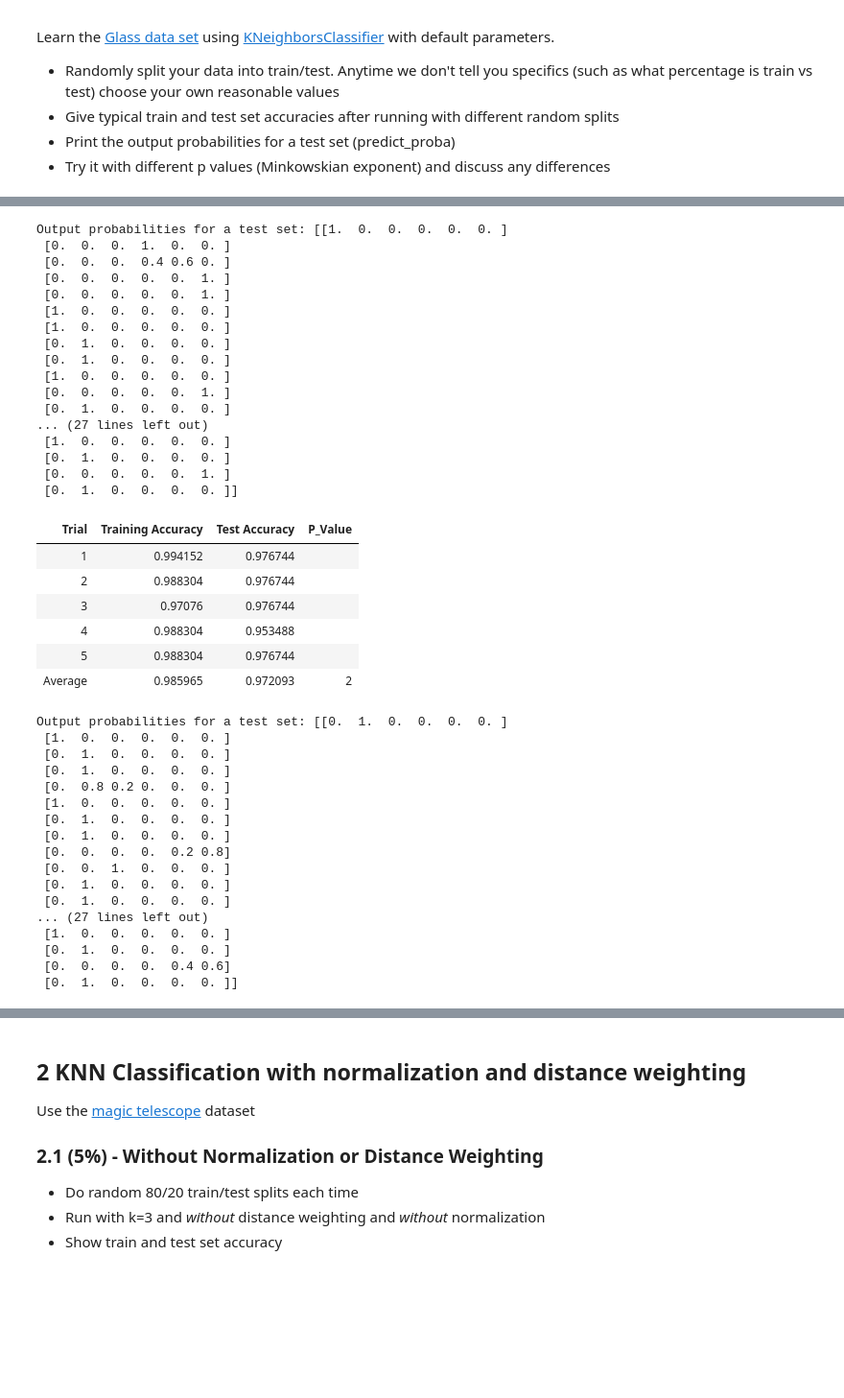
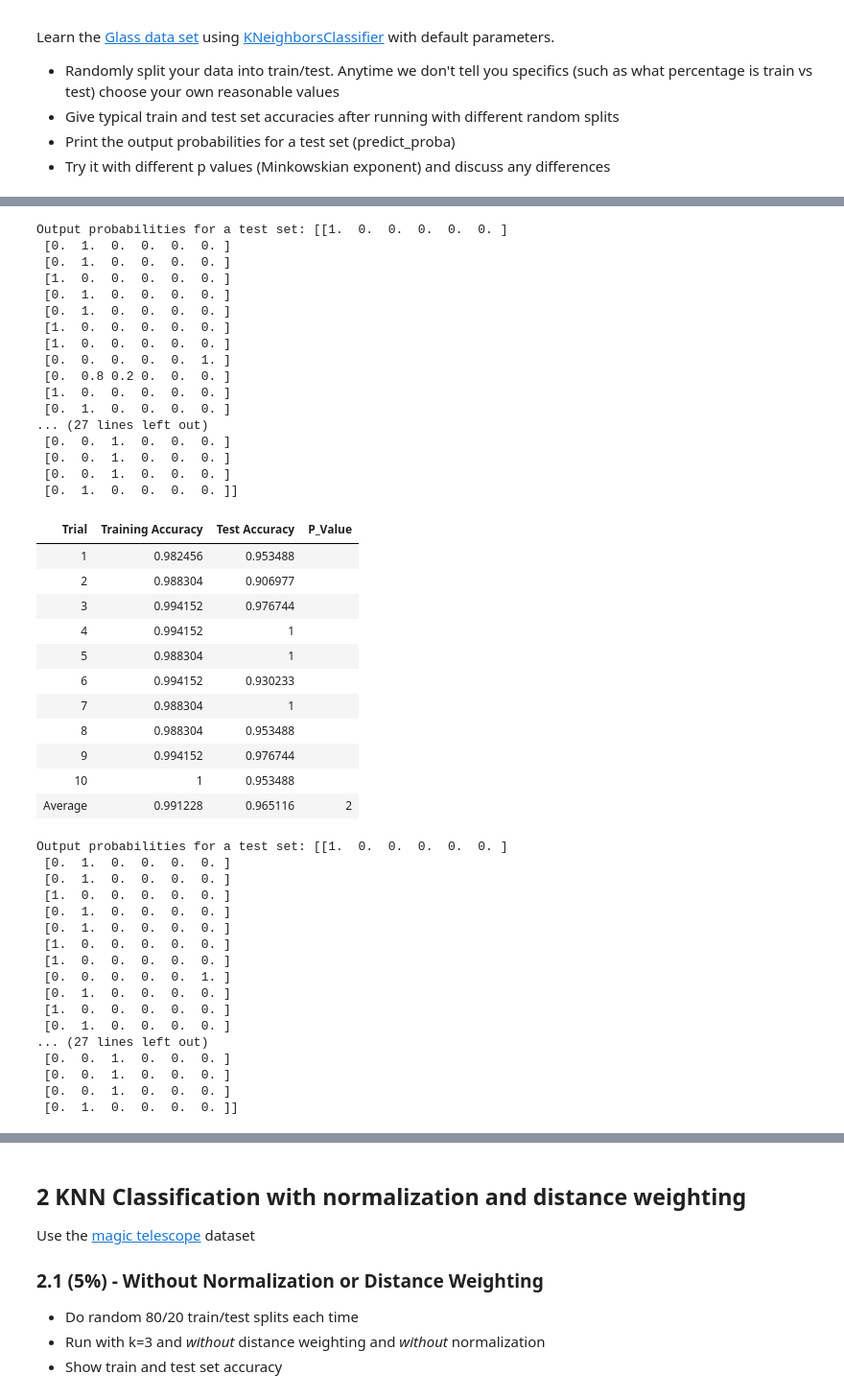
Before and after one commit to bwallace7430/knn, a Jupyter notebook: KNN Lab.ipynb, the cells around one changed output, grey strips where cells are left out. Shown at 96% size. Saved outputs shown, nothing was run; the diff lists cells and outputs as text; code cells hidden in the pictures; blank space fills up the shorter version.

```diff
--- a/KNN Lab.ipynb
+++ b/KNN Lab.ipynb
@@ -37,7 +37,7 @@ def analyze_model(clf: KNeighborsClassifier, p_value):
     avg_train_acc = 0
 
     clf.set_params(p=p_value)
-    for i in range (0,5):
+    for i in range (0,10):
         X_train, X_test, y_train, y_test = train_test_split(X_glass, y_glass, test_size=0.2, shuffle=True)
         clf.fit(X_train, y_train)
 
@@ -45,20 +45,39 @@ def analyze_model(clf: KNeighborsClassifier, p_value):
         avg_train_acc += clf.score(X_train, y_train)
         avg_test_acc += clf.score(X_test, y_test)
 
-    avg_train_acc = avg_train_acc/5
-    avg_test_acc = avg_test_acc/5
+    avg_train_acc = avg_train_acc/10
+    avg_test_acc = avg_test_acc/10
 
     #print averages
     table.append(["Average", avg_train_acc, avg_test_acc, p_value])
     headers = ["Trial", "Training Accuracy", "Test Accuracy", "P_Value"]
     display(HTML(tabulate(table, headers=headers, tablefmt='html')))
-    print("Output probabilities for a test set: " + str(clf.predict_proba(X_test)))
+
+X_train, X_test, y_train, y_test = train_test_split(X_glass, y_glass, test_size=0.2, shuffle=True)
+clf.fit(X_train, y_train)
 
 analyze_model(clf, 1.0)
+clf.set_params(p=1.0)
+print("Output probabilities for a test set: " + str(clf.predict_proba(X_test)))
+
 analyze_model(clf, 1.2)
+clf.set_params(p=1.2)
+print("Output probabilities for a test set: " + str(clf.predict_proba(X_test)))
+
 analyze_model(clf, 1.4)
+clf.set_params(p=1.4)
+print("Output probabilities for a test set: " + str(clf.predict_proba(X_test)))
+
 analyze_model(clf, 1.6)
+clf.set_params(p=1.6)
+print("Output probabilities for a test set: " + str(clf.predict_proba(X_test)))
+
 analyze_model(clf, 1.8)
+clf.set_params(p=1.8)
+print("Output probabilities for a test set: " + str(clf.predict_proba(X_test)))
+
 analyze_model(clf, 2.0)
+clf.set_params(p=2.0)
+print("Output probabilities for a test set: " + str(clf.predict_proba(X_test)))
 # %% [output]
 | Trial | Training Accuracy | Test Accuracy | P_Value |
@@ -167,41 +211,46 @@ Output probabilities for a test set: [[1.  0.  0.  0.  0.  0. ]
 Output probabilities for a test set: [[1.  0.  0.  0.  0.  0. ]
- [0.  0.  0.  1.  0.  0. ]
- [0.  0.  0.  0.4 0.6 0. ]
- [0.  0.  0.  0.  0.  1. ]
- [0.  0.  0.  0.  0.  1. ]
- [1.  0.  0.  0.  0.  0. ]
+ [0.  1.  0.  0.  0.  0. ]
+ [0.  1.  0.  0.  0.  0. ]
  [1.  0.  0.  0.  0.  0. ]
  [0.  1.  0.  0.  0.  0. ]
  [0.  1.  0.  0.  0.  0. ]
  [1.  0.  0.  0.  0.  0. ]
+ [1.  0.  0.  0.  0.  0. ]
  [0.  0.  0.  0.  0.  1. ]
+ [0.  0.8 0.2 0.  0.  0. ]
+ [1.  0.  0.  0.  0.  0. ]
  [0.  1.  0.  0.  0.  0. ]
 ... (27 lines left out)
- [1.  0.  0.  0.  0.  0. ]
- [0.  1.  0.  0.  0.  0. ]
- [0.  0.  0.  0.  0.  1. ]
+ [0.  0.  1.  0.  0.  0. ]
+ [0.  0.  1.  0.  0.  0. ]
+ [0.  0.  1.  0.  0.  0. ]
  [0.  1.  0.  0.  0.  0. ]]
 | Trial | Training Accuracy | Test Accuracy | P_Value |
-| 1 | 0.994152 | 0.976744 |  |
-| 2 | 0.988304 | 0.976744 |  |
-| 3 | 0.97076 | 0.976744 |  |
-| 4 | 0.988304 | 0.953488 |  |
-| 5 | 0.988304 | 0.976744 |  |
-| Average | 0.985965 | 0.972093 | 2 |
+| 1 | 0.982456 | 0.953488 |  |
+| 2 | 0.988304 | 0.906977 |  |
+| 3 | 0.994152 | 0.976744 |  |
+| 4 | 0.994152 | 1 |  |
+| 5 | 0.988304 | 1 |  |
+| 6 | 0.994152 | 0.930233 |  |
+| 7 | 0.988304 | 1 |  |
+| 8 | 0.988304 | 0.953488 |  |
+| 9 | 0.994152 | 0.976744 |  |
+| 10 | 1 | 0.953488 |  |
+| Average | 0.991228 | 0.965116 | 2 |
-Output probabilities for a test set: [[0.  1.  0.  0.  0.  0. ]
+Output probabilities for a test set: [[1.  0.  0.  0.  0.  0. ]
+ [0.  1.  0.  0.  0.  0. ]
+ [0.  1.  0.  0.  0.  0. ]
  [1.  0.  0.  0.  0.  0. ]
  [0.  1.  0.  0.  0.  0. ]
  [0.  1.  0.  0.  0.  0. ]
- [0.  0.8 0.2 0.  0.  0. ]
+ [1.  0.  0.  0.  0.  0. ]
+ [1.  0.  0.  0.  0.  0. ]
+ [0.  0.  0.  0.  0.  1. ]
+ [0.  1.  0.  0.  0.  0. ]
  [1.  0.  0.  0.  0.  0. ]
  [0.  1.  0.  0.  0.  0. ]
- [0.  1.  0.  0.  0.  0. ]
- [0.  0.  0.  0.  0.2 0.8]
+... (27 lines left out)
  [0.  0.  1.  0.  0.  0. ]
- [0.  1.  0.  0.  0.  0. ]
- [0.  1.  0.  0.  0.  0. ]
-... (27 lines left out)
- [1.  0.  0.  0.  0.  0. ]
- [0.  1.  0.  0.  0.  0. ]
- [0.  0.  0.  0.  0.4 0.6]
+ [0.  0.  1.  0.  0.  0. ]
+ [0.  0.  1.  0.  0.  0. ]
  [0.  1.  0.  0.  0.  0. ]]
```
Also changed, not shown: parts of 14 cells of this notebook.
